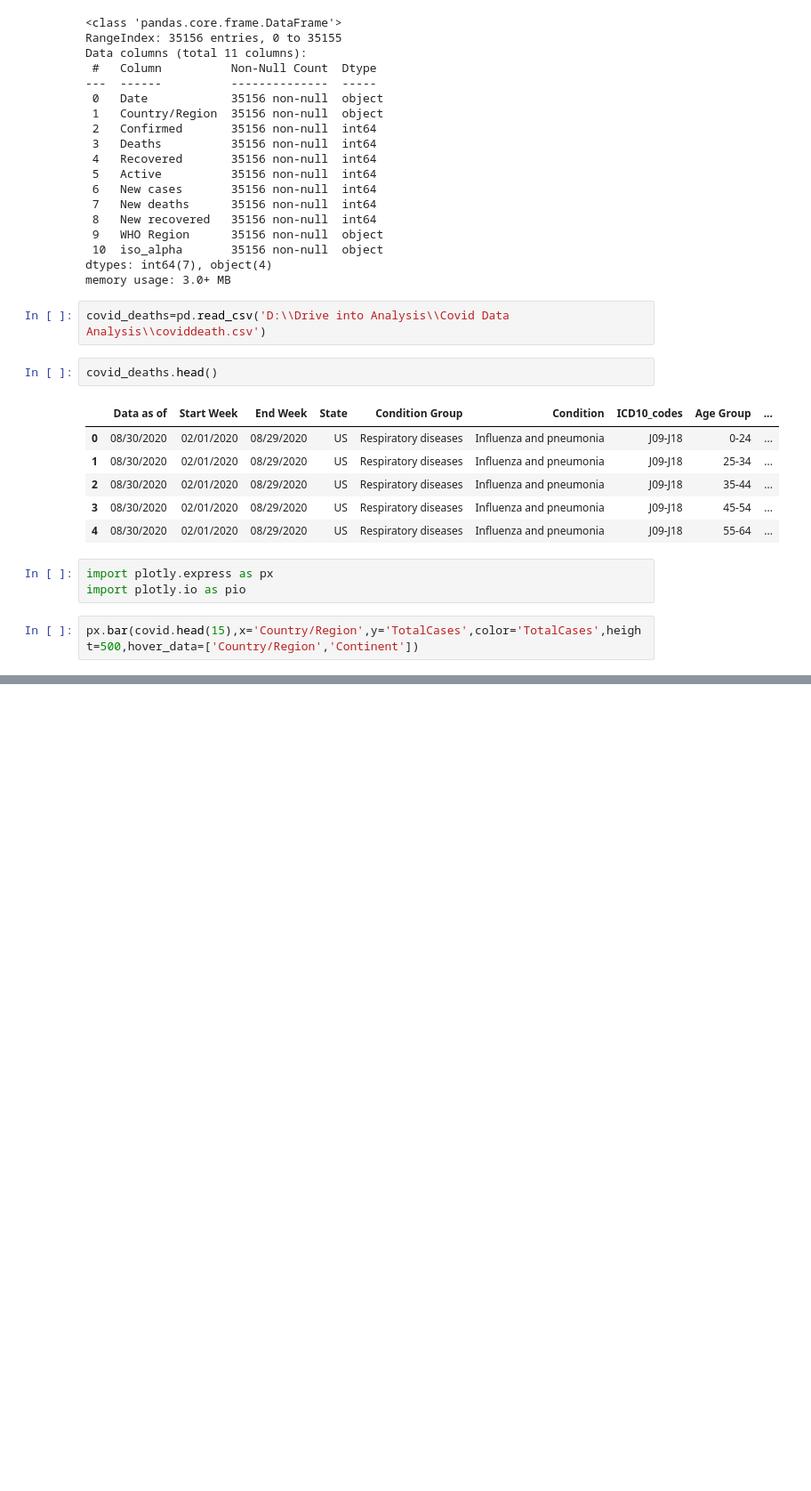
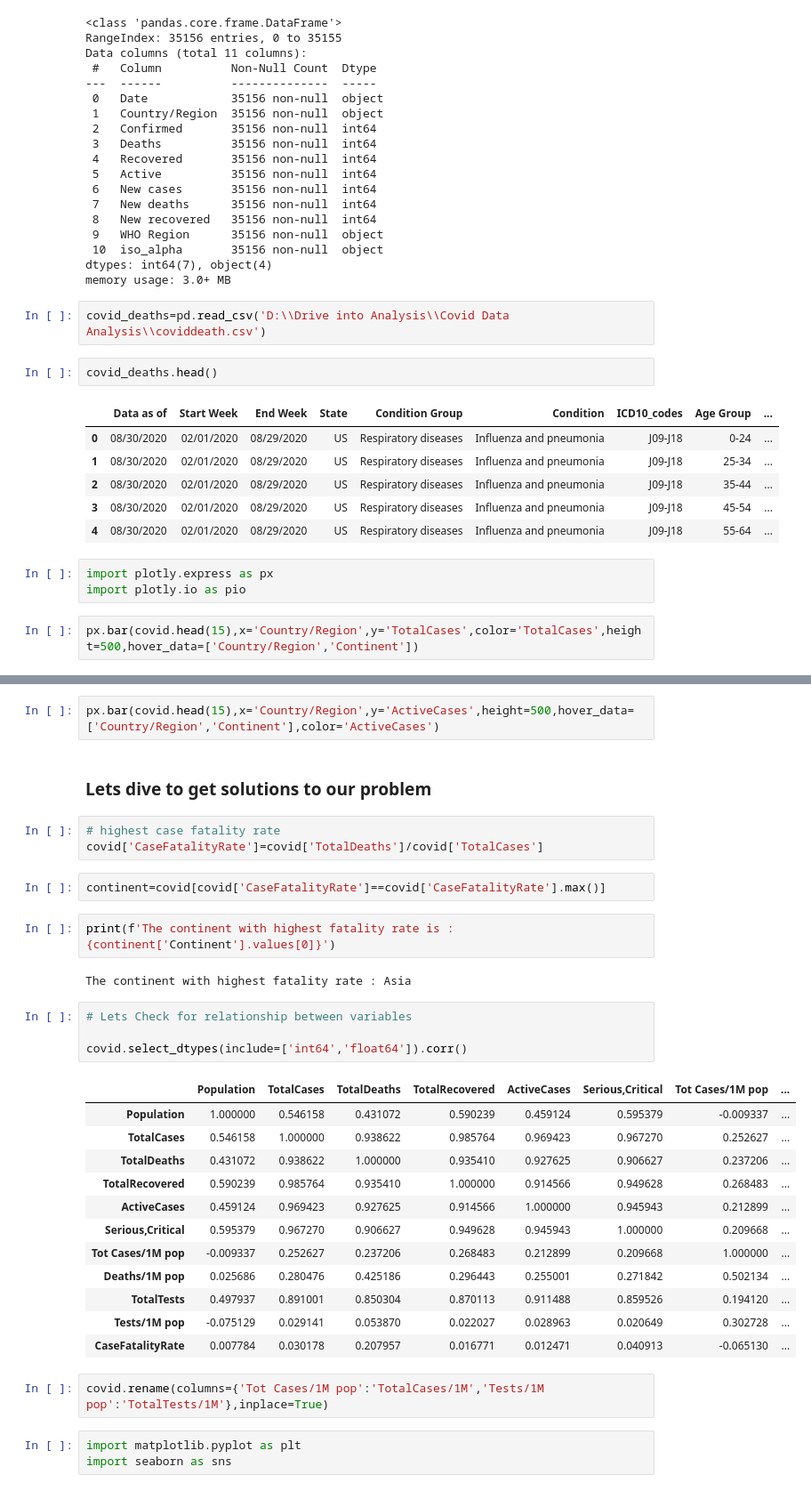
Before and after one commit to mynkchn/Drive-Into-Analysis, a Jupyter notebook: Covid Data Analysis/covid_data_analysis.ipynb, the cells around one changed output, grey strips where cells are left out. Shown at 89% size. Drawn from its saved outputs; the diff is of its cells as text; blank space fills up the shorter version.

```diff
--- a/Covid Data Analysis/covid_data_analysis.ipynb
+++ b/Covid Data Analysis/covid_data_analysis.ipynb
@@ -95,0 +100,35 @@ px.bar(covid.head(15),x='Country/Region',y='TotalCases',color='TotalCases',heigh
+# %%
+px.bar(covid.head(15),x='Country/Region',y='ActiveCases',height=500,hover_data=['Country/Region','Continent'],color='ActiveCases')
+# %% [markdown]
+### Lets dive to get solutions to our problem
+# %%
+# highest case fatality rate
+covid['CaseFatalityRate']=covid['TotalDeaths']/covid['TotalCases']
+# %%
+continent=covid[covid['CaseFatalityRate']==covid['CaseFatalityRate'].max()]
+# %%
+print(f'The continent with highest fatality rate is : {continent['Continent'].values[0]}')
+# %% [output]
+The continent with highest fatality rate : Asia
+# %%
+# Lets Check for relationship between variables
+
+covid.select_dtypes(include=['int64','float64']).corr()
+# %% [output]
+|  | Population | TotalCases | TotalDeaths | TotalRecovered | ActiveCases | Serious,Critical | Tot Cases/1M pop | ... |
+| Population | 1.000000 | 0.546158 | 0.431072 | 0.590239 | 0.459124 | 0.595379 | -0.009337 | ... |
+| TotalCases | 0.546158 | 1.000000 | 0.938622 | 0.985764 | 0.969423 | 0.967270 | 0.252627 | ... |
+| TotalDeaths | 0.431072 | 0.938622 | 1.000000 | 0.935410 | 0.927625 | 0.906627 | 0.237206 | ... |
+| TotalRecovered | 0.590239 | 0.985764 | 0.935410 | 1.000000 | 0.914566 | 0.949628 | 0.268483 | ... |
+| ActiveCases | 0.459124 | 0.969423 | 0.927625 | 0.914566 | 1.000000 | 0.945943 | 0.212899 | ... |
+| Serious,Critical | 0.595379 | 0.967270 | 0.906627 | 0.949628 | 0.945943 | 1.000000 | 0.209668 | ... |
+| Tot Cases/1M pop | -0.009337 | 0.252627 | 0.237206 | 0.268483 | 0.212899 | 0.209668 | 1.000000 | ... |
+| Deaths/1M pop | 0.025686 | 0.280476 | 0.425186 | 0.296443 | 0.255001 | 0.271842 | 0.502134 | ... |
+| TotalTests | 0.497937 | 0.891001 | 0.850304 | 0.870113 | 0.911488 | 0.859526 | 0.194120 | ... |
+| Tests/1M pop | -0.075129 | 0.029141 | 0.053870 | 0.022027 | 0.028963 | 0.020649 | 0.302728 | ... |
+| CaseFatalityRate | 0.007784 | 0.030178 | 0.207957 | 0.016771 | 0.012471 | 0.040913 | -0.065130 | ... |
+# %%
+covid.rename(columns={'Tot Cases/1M pop':'TotalCases/1M','Tests/1M pop':'TotalTests/1M'},inplace=True)
+# %%
+import matplotlib.pyplot as plt
+import seaborn as sns
```
Also changed, not shown: parts of 18 cells of this notebook, 2 other files.
